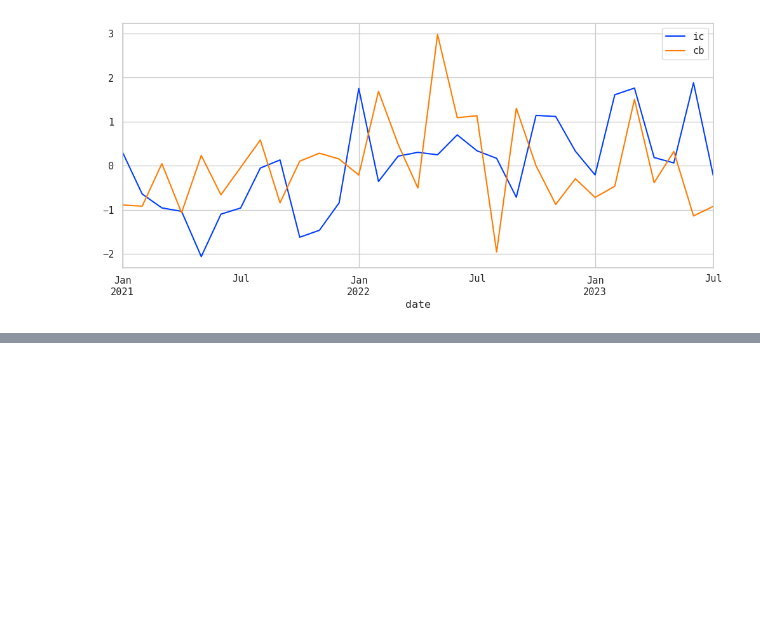
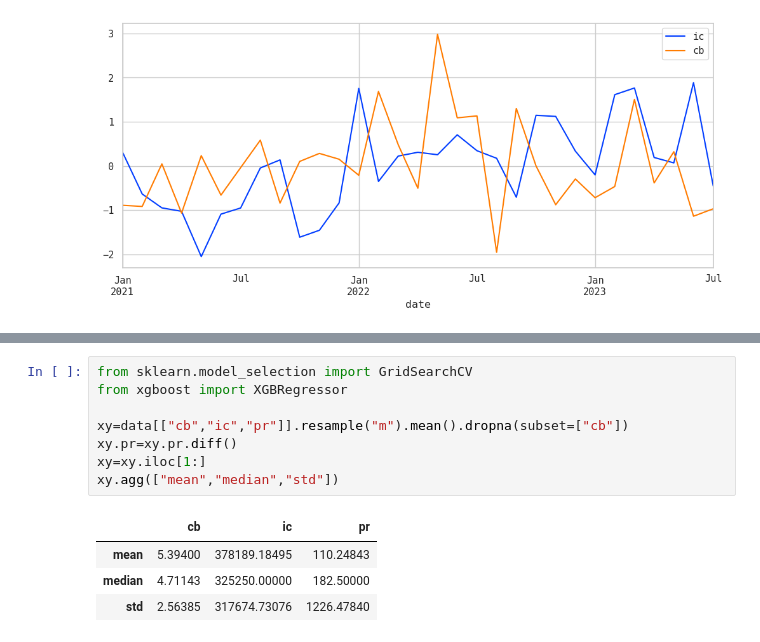
Before and after one commit to beeseosil/pub, a Jupyter notebook: da/fin.ipynb, the cells around one changed output, grey strips where cells are left out. Cells and saved outputs as stored; diff of their text form; blank space fills up the shorter version.

```diff
--- a/da/fin.ipynb
+++ b/da/fin.ipynb
@@ -240,0 +246,13 @@ scipy.stats.zscore(exam.loc["2021":],nan_policy="omit").plot()
+# %%
+from sklearn.model_selection import GridSearchCV
+from xgboost import XGBRegressor
+
+xy=data[["cb","ic","pr"]].resample("m").mean().dropna(subset=["cb"])
+xy.pr=xy.pr.diff()
+xy=xy.iloc[1:]
+xy.agg(["mean","median","std"])
+# %% [output]
+|  | cb | ic | pr |
+| mean | 5.39400 | 378189.18495 | 110.24843 |
+| median | 4.71143 | 325250.00000 | 182.50000 |
+| std | 2.56385 | 317674.73076 | 1226.47840 |
```
Also changed, not shown: parts of 24 cells of this notebook, 1 other file.
